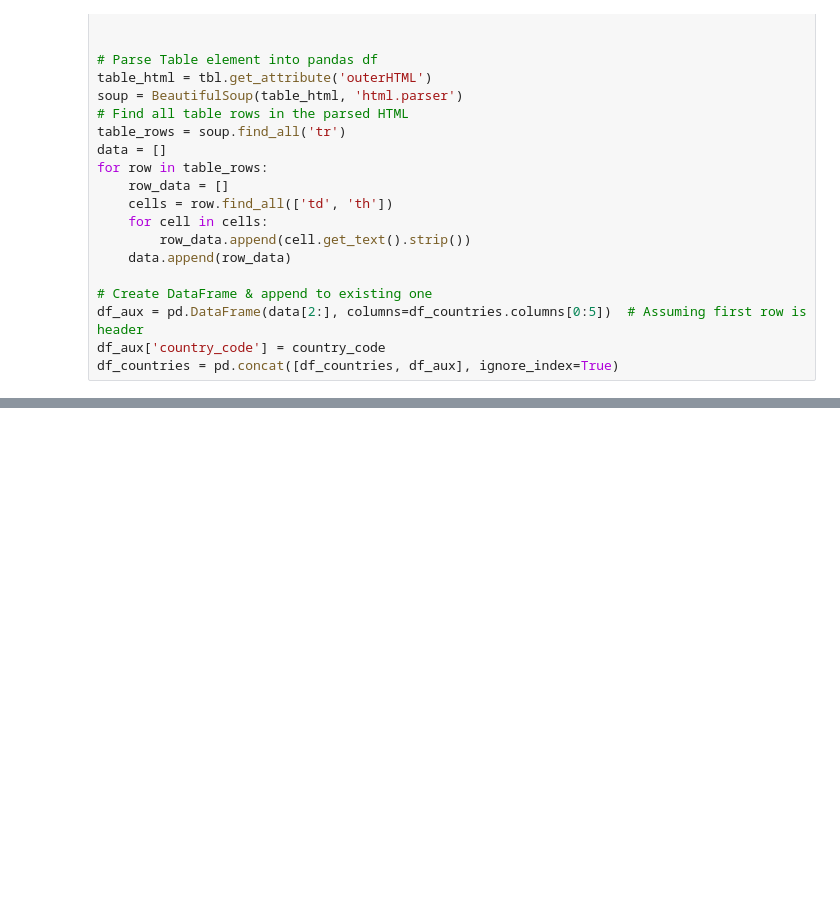
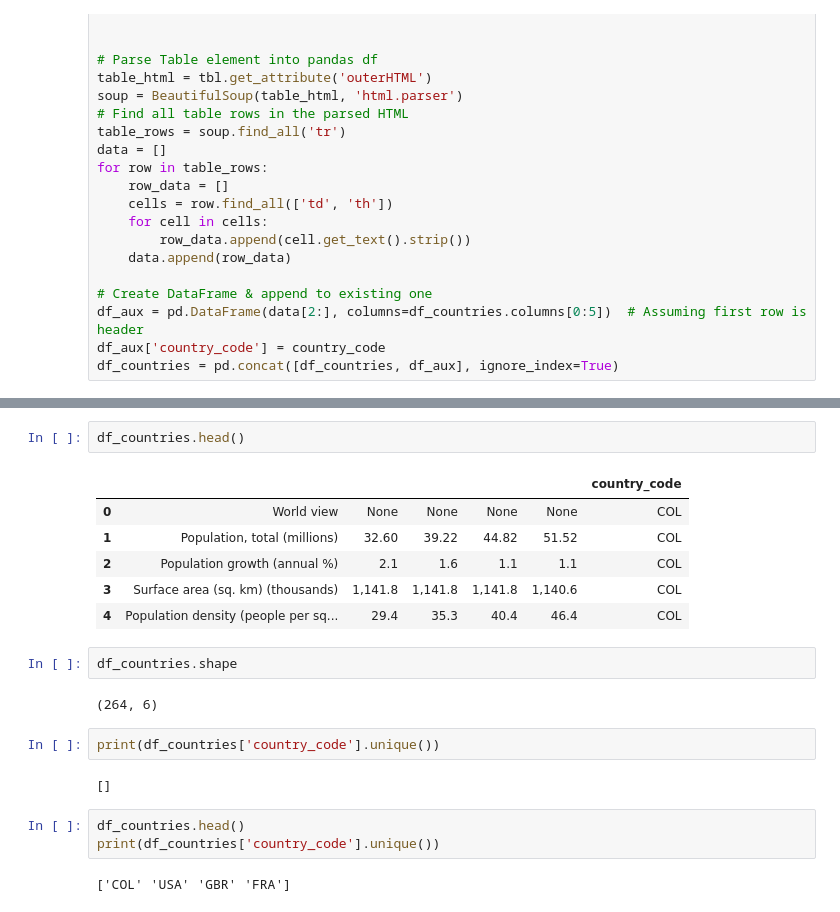
Before and after one commit to ronmaccms/DE_Team, a Jupyter notebook: _scrapWeb-GNI-PAULA_v2.ipynb, the cells around one changed output, grey strips where cells are left out. Saved outputs shown, nothing was run; the diff lists cells and outputs as text; blank space fills up the shorter version.

```diff
--- a/_scrapWeb-GNI-PAULA_v2.ipynb
+++ b/_scrapWeb-GNI-PAULA_v2.ipynb
@@ -127,0 +223,22 @@ df_countries.head(10)
+# %%
+df_countries.head()
+# %% [output]
+|  |  |  |  |  |  | country_code |
+| 0 | World view | None | None | None | None | COL |
+| 1 | Population, total (millions) | 32.60 | 39.22 | 44.82 | 51.52 | COL |
+| 2 | Population growth (annual %) | 2.1 | 1.6 | 1.1 | 1.1 | COL |
+| 3 | Surface area (sq. km) (thousands) | 1,141.8 | 1,141.8 | 1,141.8 | 1,140.6 | COL |
+| 4 | Population density (people per sq... | 29.4 | 35.3 | 40.4 | 46.4 | COL |
+# %%
+df_countries.shape
+# %% [output]
+(264, 6)
+# %%
+print(df_countries['country_code'].unique())
+# %% [output]
+[]
+# %%
+df_countries.head()
+print(df_countries['country_code'].unique())
+# %% [output]
+['COL' 'USA' 'GBR' 'FRA']
```
Also changed, not shown: parts of 7 cells of this notebook.
